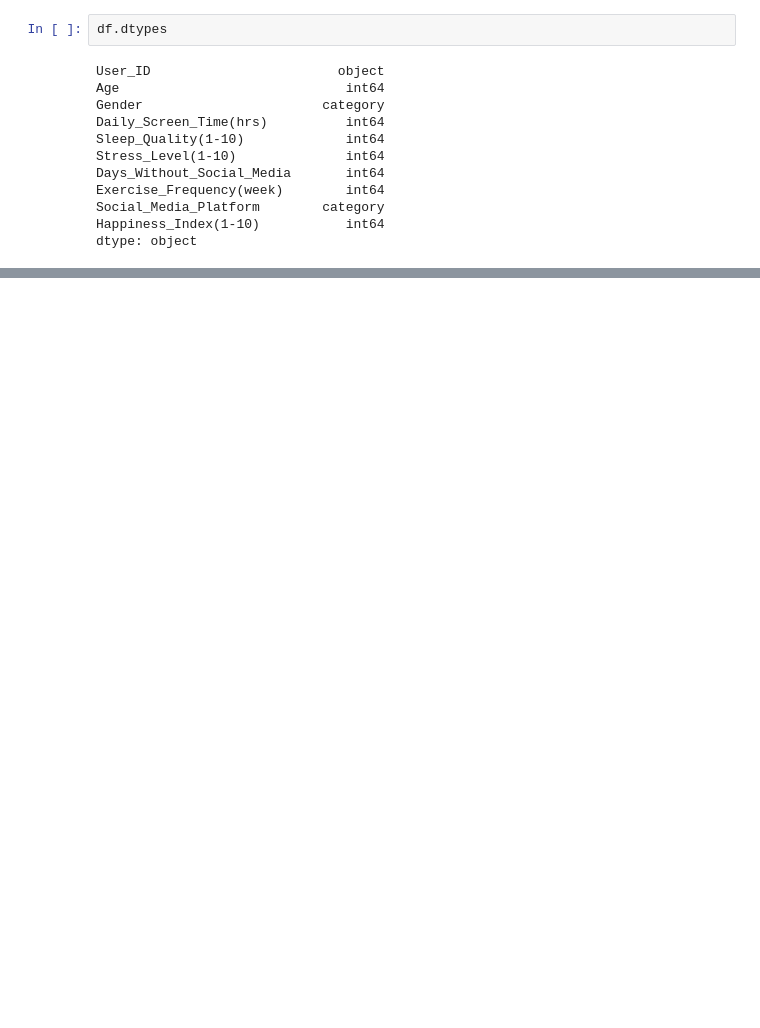
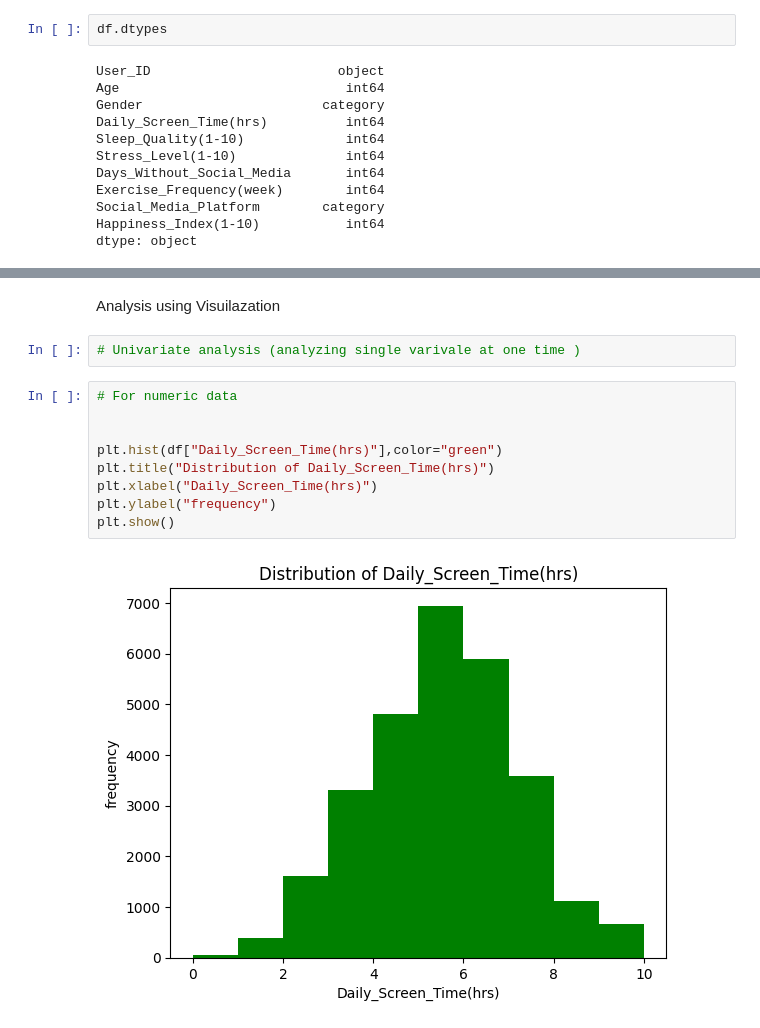
Before and after one commit to Sridhar-11/Analyzing-the-Impact-of-Social-Media-Usage-on-Mental-Health-Balance, a Jupyter notebook: clean.ipynb, the cells around one changed output, grey strips where cells are left out. Cells and saved outputs as stored; diff of their text form; blank space fills up the shorter version.

```diff
--- a/clean.ipynb
+++ b/clean.ipynb
@@ -532,0 +649,15 @@ dtype: object
+# %% [markdown]
+Analysis using Visuilazation
+# %%
+# Univariate analysis (analyzing single varivale at one time )
+# %%
+# For numeric data
+
+
+plt.hist(df["Daily_Screen_Time(hrs)"],color="green")
+plt.title("Distribution of Daily_Screen_Time(hrs)")
+plt.xlabel("Daily_Screen_Time(hrs)")
+plt.ylabel("frequency")
+plt.show()
+# %% [output]
+[figure, added]
```
Also changed, not shown: parts of 42 cells of this notebook, 2 other files.
